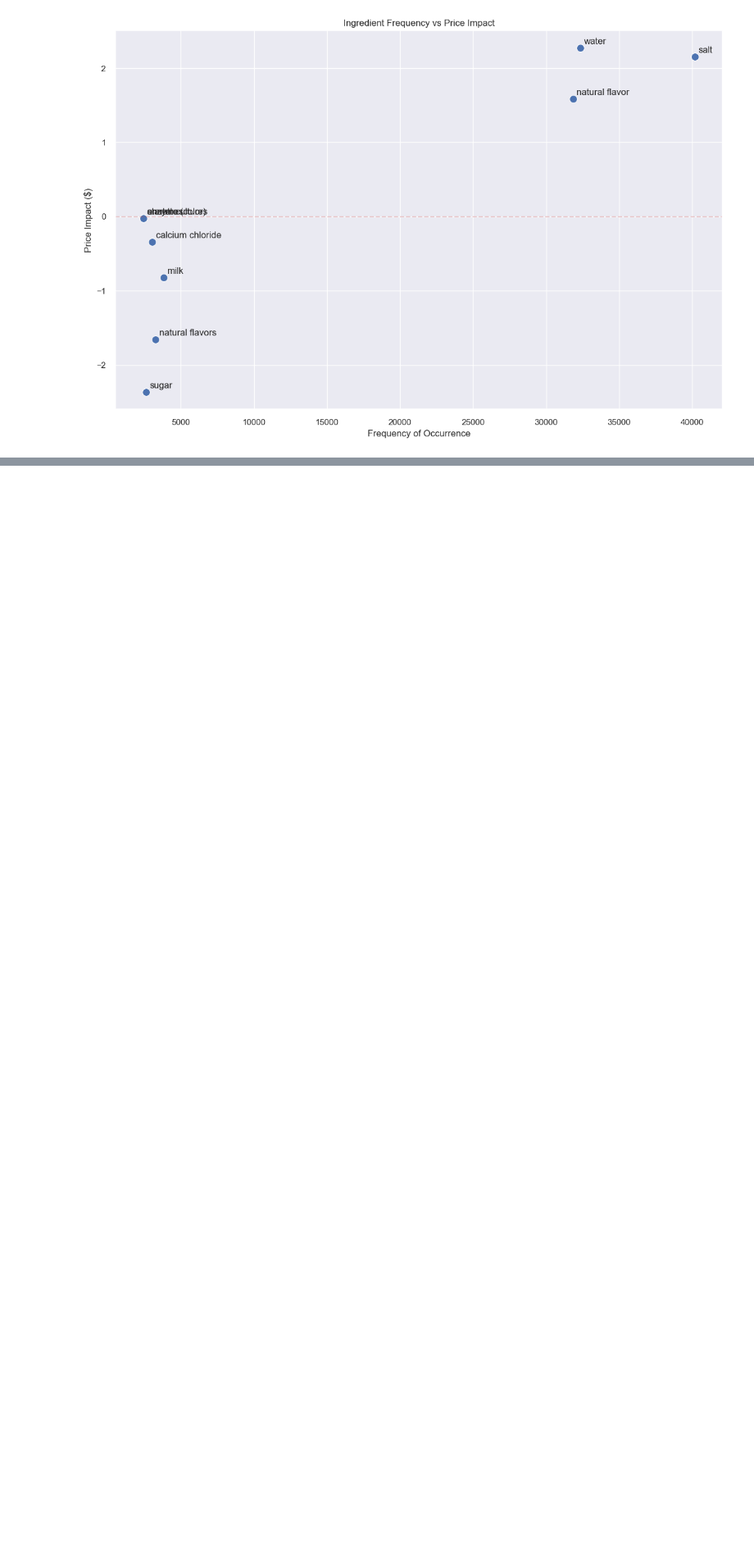
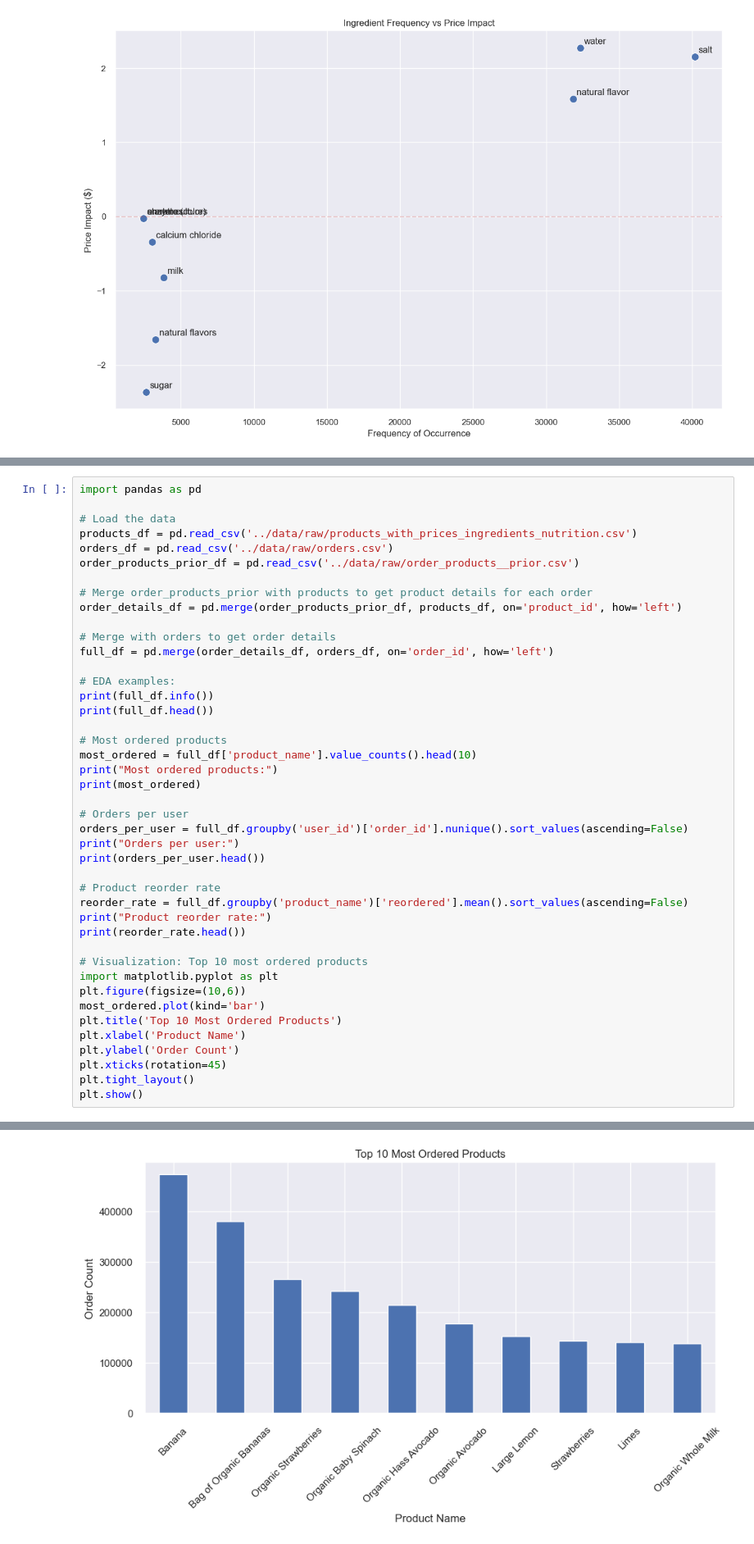
Before and after one commit to arihanth26/OOS-Product-Recommendation, a Jupyter notebook: notebooks/product_analysis.ipynb, the cells around one changed output, grey strips where cells are left out. Shown: that part at 82% size. Drawn from its saved outputs; the diff is of its cells as text; blank space fills up the shorter version.

```diff
--- a/notebooks/product_analysis.ipynb
+++ b/notebooks/product_analysis.ipynb
@@ -455,3 +451,47 @@ Price Impact: $1.59
 enzymes:
 Price Impact: $-0.03
 P-value: 0.7226 (Not significant)
+# %%
+import pandas as pd
+
+# Load the data
+products_df = pd.read_csv('../data/raw/products_with_prices_ingredients_nutrition.csv')
+orders_df = pd.read_csv('../data/raw/orders.csv')
+order_products_prior_df = pd.read_csv('../data/raw/order_products__prior.csv')
+
+# Merge order_products_prior with products to get product details for each order
+order_details_df = pd.merge(order_products_prior_df, products_df, on='product_id', how='left')
+
+# Merge with orders to get order details
+full_df = pd.merge(order_details_df, orders_df, on='order_id', how='left')
+
+# EDA examples:
+print(full_df.info())
+print(full_df.head())
+
+# Most ordered products
+most_ordered = full_df['product_name'].value_counts().head(10)
+print("Most ordered products:")
+print(most_ordered)
+
+# Orders per user
+orders_per_user = full_df.groupby('user_id')['order_id'].nunique().sort_values(ascending=False)
+print("Orders per user:")
+print(orders_per_user.head())
+
+# Product reorder rate
+reorder_rate = full_df.groupby('product_name')['reordered'].mean().sort_values(ascending=False)
+print("Product reorder rate:")
+print(reorder_rate.head())
+
+# Visualization: Top 10 most ordered products
+import matplotlib.pyplot as plt
+plt.figure(figsize=(10,6))
+most_ordered.plot(kind='bar')
+plt.title('Top 10 Most Ordered Products')
+plt.xlabel('Product Name')
+plt.ylabel('Order Count')
+plt.xticks(rotation=45)
+plt.tight_layout()
+plt.show()
+# %% [output]
@@ -458,3 +515,4 @@ P-value: 0.7226 (Not significant)
+[figure, added]
 # %%
 # 1. Price Range Analysis
 
```
Also changed, not shown: parts of 3 cells of this notebook, 28 other files.
